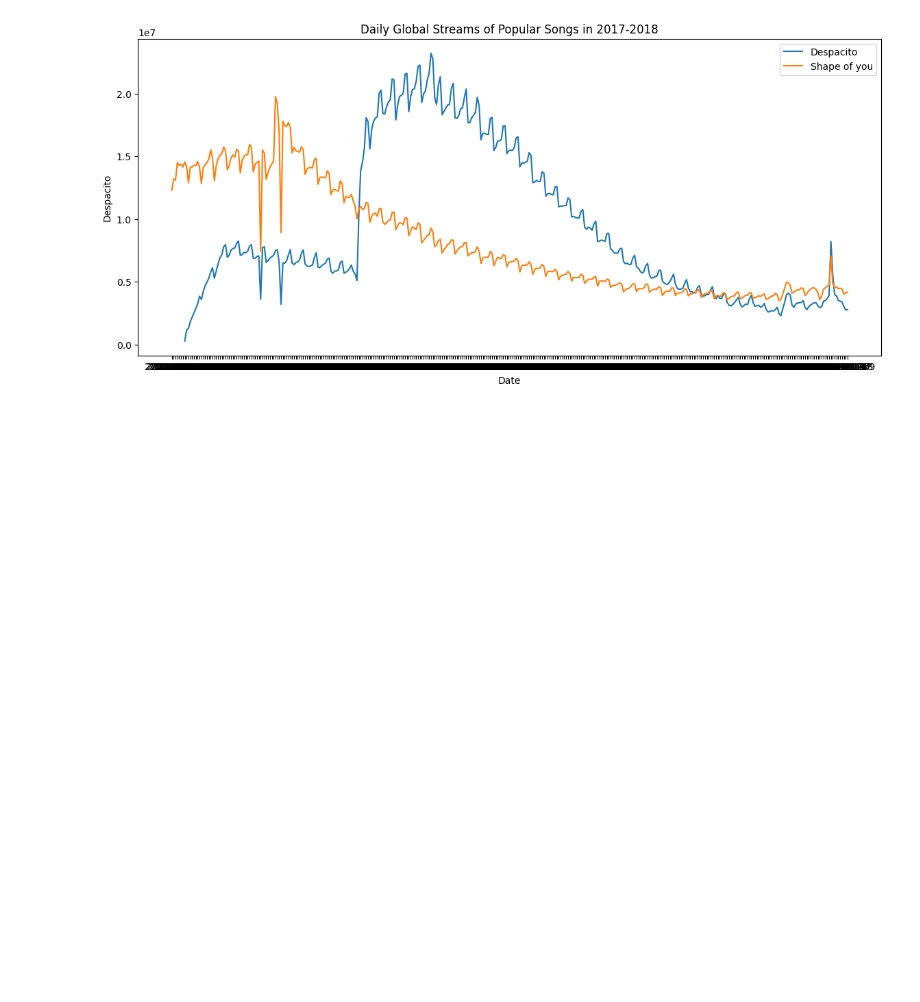
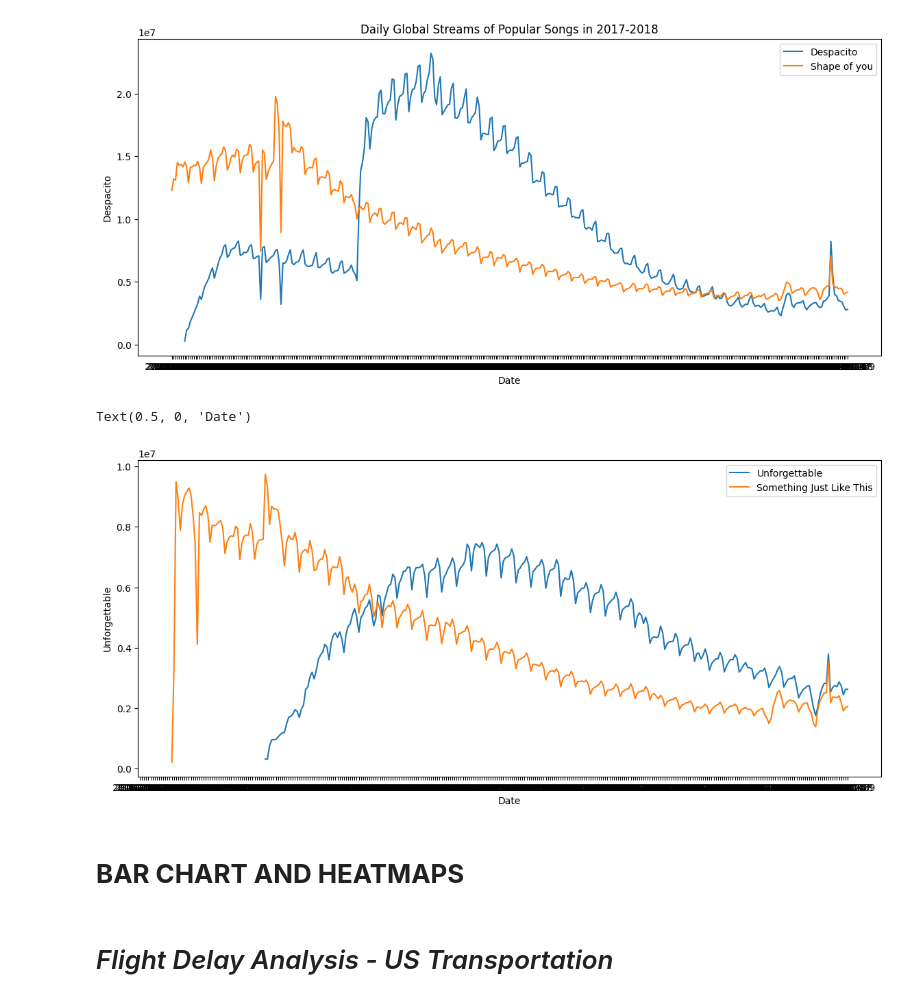
Before and after one commit to BrilliantChard/Python-and-ML, a Jupyter notebook: Seaborn_Tutorial.ipynb, the cells around one changed output. Cells and saved outputs as stored; diff of their text form; code cells hidden in the pictures; blank space fills up the shorter version.

```diff
--- a/Seaborn_Tutorial.ipynb
+++ b/Seaborn_Tutorial.ipynb
@@ -86,3 +86,17 @@ plt.xlabel('Date')
 # %% [output]
 Text(0.5, 0, 'Date')
 [figure]
+# %%
+plt.figure(figsize=(14, 6))
+
+sns.lineplot(data = spotify_data['Unforgettable'], label = 'Unforgettable')
+sns.lineplot(data = spotify_data['Something Just Like This'], label = 'Something Just Like This')
+
+plt.xlabel('Date')
+# %% [output]
+Text(0.5, 0, 'Date')
+[figure, added]
+# %% [markdown]
+# **BAR CHART AND HEATMAPS**
+# %% [markdown]
+# *Flight Delay Analysis - US Transportation*
```
Also changed, not shown: parts of 13 cells of this notebook.
